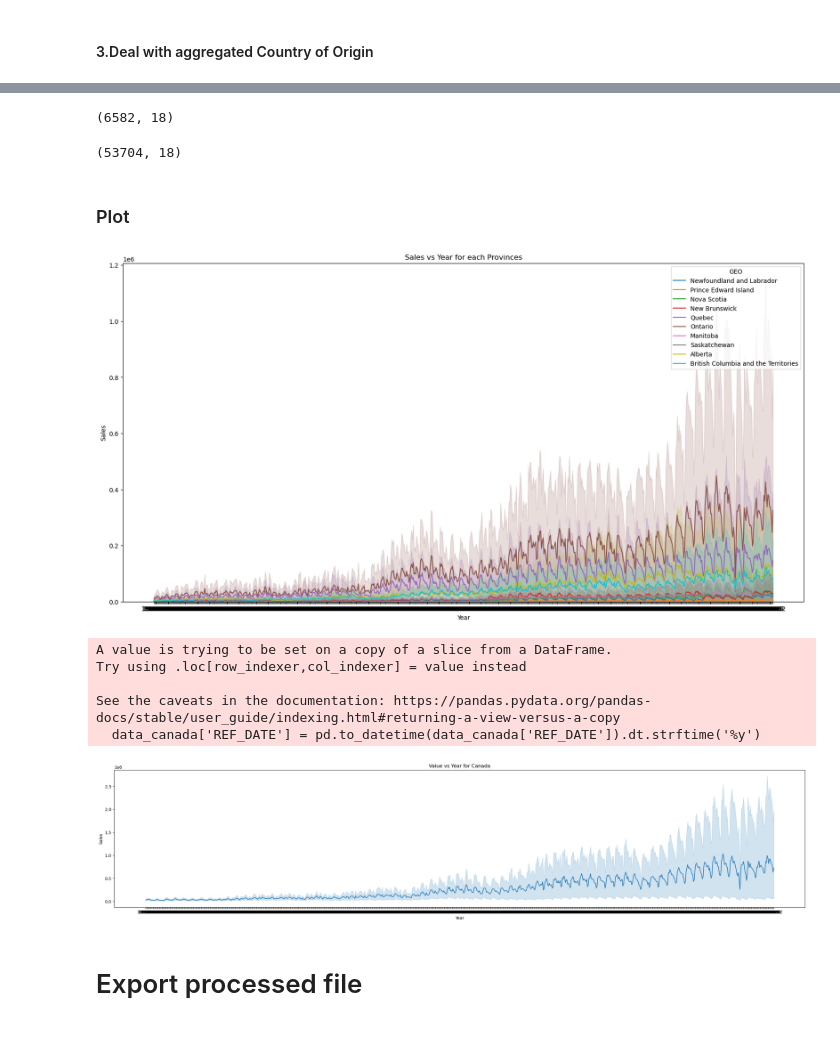
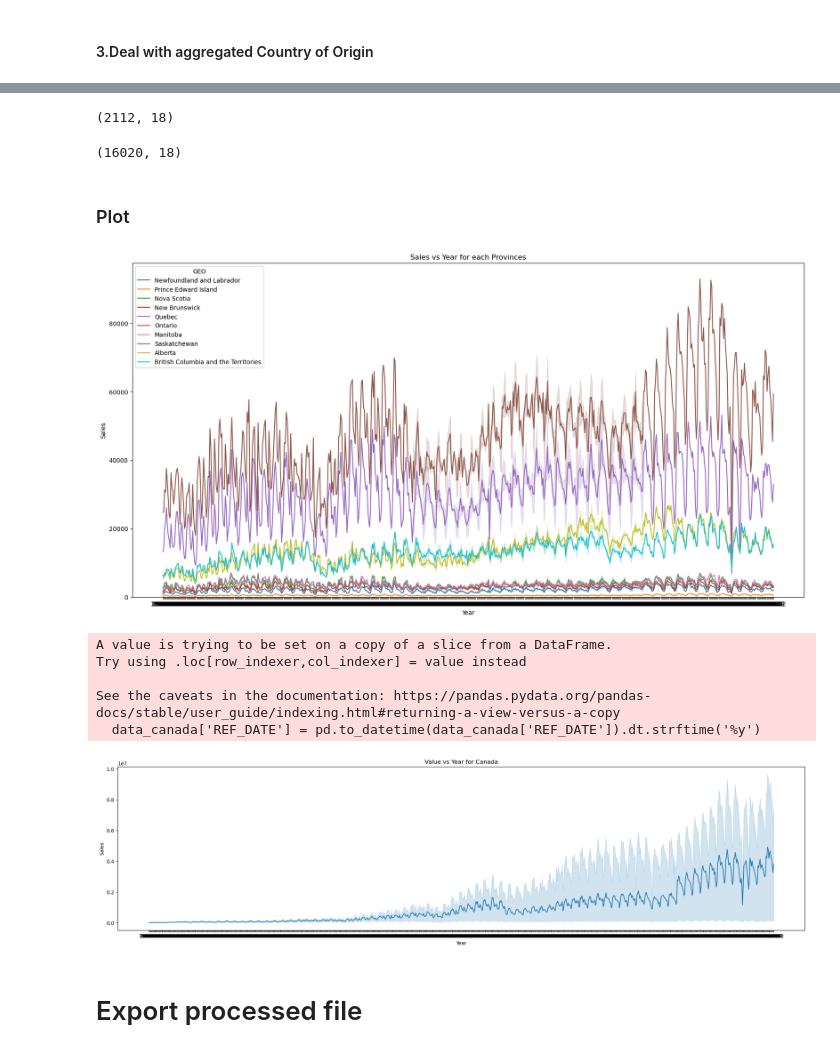
Before and after one commit to CLIUKELLY/ARIMA-Time-Serie-Forecasting, a Jupyter notebook: 01. EDA & Preprocessing.ipynb, the cells around one changed output, grey strips where cells are left out. Saved outputs shown, nothing was run; the diff lists cells and outputs as text; code cells hidden in the pictures.

```diff
--- a/01. EDA & Preprocessing.ipynb
+++ b/01. EDA & Preprocessing.ipynb
@@ -151,7 +151,7 @@ data_canada.shape
 # %% [output]
 (19650, 18)
 # %%
-# create a new df that only contains 'Passenger cars','Trucks'
-data_canada_vehicleType=data_canada[data_canada['Vehicle type'].isin(['Passenger cars','Trucks'])]
+# create a new df that only contains 'Total'
+data_canada_vehicleType=data_canada[data_canada['Vehicle type']=='Total, new motor vehicles']
 data_canada_vehicleType.shape
 # %% [output]
@@ -177,15 +182,18 @@ data_provincial_vehicleType.shape
+# %%
+data_canada_vehicleType_country = data_canada_vehicleType[data_canada_vehicleType['Origin of manufacture']=='Total, country of manufacture']
+data_canada_vehicleType_country.shape
+# %% [output]
+(2112, 18)
 # %%
 # create a new df that only contains Japan, North America, Other Countries
-data_canada_vehicleType_country=data_canada_vehicleType[data_canada_vehicleType['Origin of manufacture'].isin(['Japan','North America','Other countries'])]
-data_canada_vehicleType_country.shape
+data_provincial_vehicleType_country = data_provincial_vehicleType[data_provincial_vehicleType['Origin of manufacture']=='Total, country of manufacture']
+data_provincial_vehicleType_country.shape
 # %% [output]
-(6582, 18)
+(16020, 18)
-# %%
-# create a new df that only contains Japan, North America, Other Countries
-data_provincial_vehicleType_country=data_provincial_vehicleType[data_provincial_vehicleType['Origin of manufacture'].isin(['Japan','North America','Other countries'])]
-data_provincial_vehicleType_country.shape
-# %% [output]
-(53704, 18)
+# %%
+# filter the provincial and canadian data for UOM = 'units'
+data_canada_vehicleType_country_units = data_canada_vehicleType_country[data_canada_vehicleType_country['UOM']=='Units']
+data_provincial_vehicleType_country_units = data_provincial_vehicleType_country[data_provincial_vehicleType_country['UOM']=='Units']
 # %% [markdown]
 ### Plot
 # %%
@@ -195,7 +203,7 @@ data_provincial_vehicleType_country.shape
 plt.figure(figsize=(20, 10))
 
 # Plot the lineplot
-sns.lineplot(data=data_provincial_vehicleType_country, x='REF_DATE', y='VALUE', hue='GEO')
+sns.lineplot(data=data_provincial_vehicleType_country_units, x='REF_DATE', y='VALUE', hue='GEO')
 
 # Add more space for y-axis labels
 plt.ylim(bottom=0)
@@ -208,27 +216,27 @@ plt.title('Sales vs Year for each Provinces')
 # Show the plot
 plt.show()
 # %% [output]
-[figure, old version]
+[figure, new version]
 # %%
 # Adjust figure size
 plt.figure(figsize=(25, 6))
 
 # Format the date column to display only the last 2 digits of the year
 data_canada['REF_DATE'] = pd.to_datetime(data_canada['REF_DATE']).dt.strftime('%y')
 
 # Plot the lineplot
-sns.lineplot(data=data_canada_vehicleType_country, x='REF_DATE', y='VALUE')
+sns.lineplot(data=data_canada_vehicleType_country_units, x='REF_DATE', y='VALUE')
 plt.xlabel('Year')
 plt.ylabel('Sales')
 plt.title('Value vs Year for Canada')
 plt.show()
 # %% [output]
 A value is trying to be set on a copy of a slice from a DataFrame.
 Try using .loc[row_indexer,col_indexer] = value instead
 
 See the caveats in the documentation: https://pandas.pydata.org/pandas-docs/stable/user_guide/indexing.html#returning-a-view-versus-a-copy
   data_canada['REF_DATE'] = pd.to_datetime(data_canada['REF_DATE']).dt.strftime('%y')
-[figure, old version]
+[figure, new version]
 # %% [markdown]
 # Export processed file
 # %%
```
Also changed, not shown: parts of 3 cells of this notebook, 5 other files.
